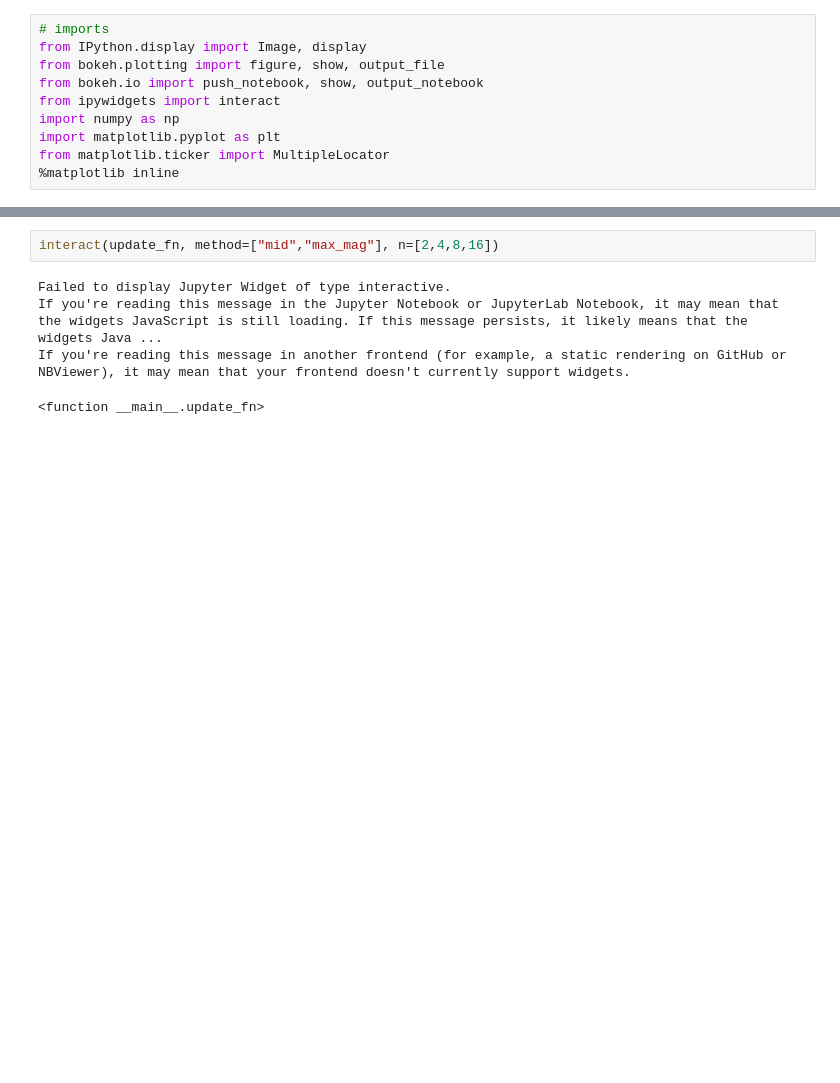
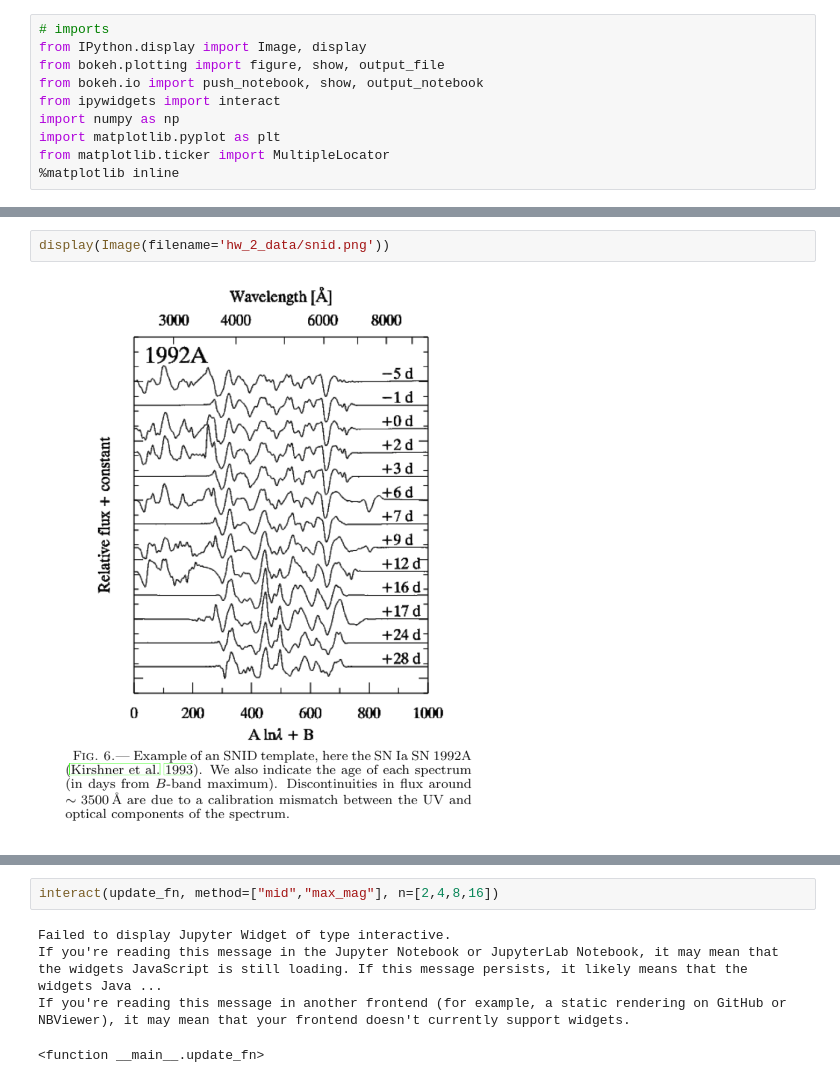
Before and after one commit to benstahl92/python-ay250-homeworks, a Jupyter notebook: hw_2/hw_2.ipynb, the cells around one changed output, grey strips where cells are left out. Drawn from its saved outputs; the diff is of its cells as text; blank space fills up the shorter version.

```diff
--- a/hw_2/hw_2.ipynb
+++ b/hw_2/hw_2.ipynb
@@ -12,0 +19,4 @@ from matplotlib.ticker import MultipleLocator
+# %%
+display(Image(filename='hw_2_data/snid.png'))
+# %% [output]
+[figure, added]
```
Also changed, not shown: parts of 8 cells of this notebook.
